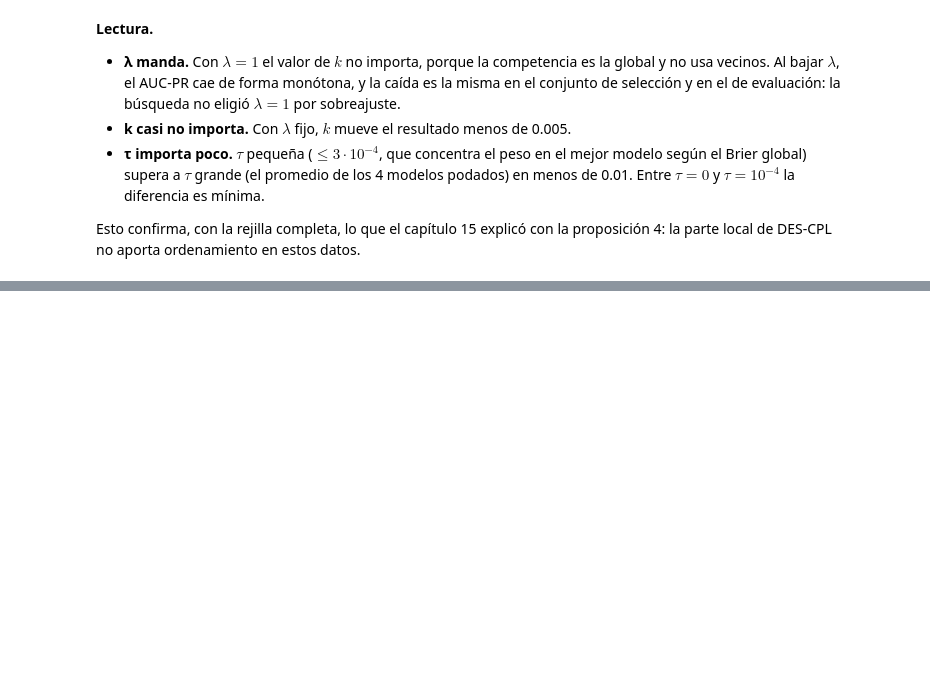
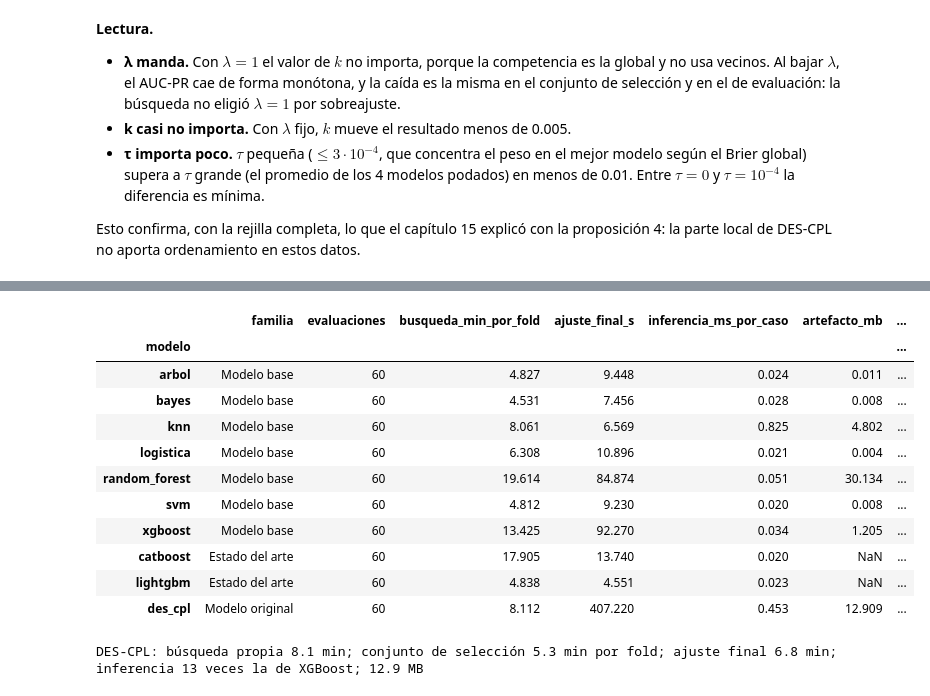
Before and after one commit to joshua2412-a/Diabetes_ProyectoML_202630, a Jupyter notebook: docs/16_Evaluacion_Ampliada.ipynb, the cells around one changed output, grey strips where cells are left out. Drawn from its saved outputs; the diff is of its cells as text; code cells hidden in the pictures; blank space fills up the shorter version.

```diff
--- a/docs/16_Evaluacion_Ampliada.ipynb
+++ b/docs/16_Evaluacion_Ampliada.ipynb
@@ -425,0 +587,22 @@ Esto confirma, con la rejilla completa, lo que el capítulo 15 explicó con la p
+# %%
+presupuesto = pd.read_csv(RESULTADOS / "presupuesto_tiempos.csv").set_index("modelo")
+display(presupuesto.round(3))
+d = presupuesto.loc["des_cpl"]
+print(f"DES-CPL: búsqueda propia {d['busqueda_min_por_fold']:.1f} min; conjunto de selección "
+      f"{d['conjunto_seleccion_min_por_fold']:.1f} min por fold; ajuste final {d['ajuste_final_s'] / 60:.1f} min; "
+      f"inferencia {d['inferencia_ms_por_caso'] / presupuesto.loc['xgboost', 'inferencia_ms_por_caso']:.0f} veces "
+      f"la de XGBoost; {d['artefacto_mb']:.1f} MB")
+# %% [output]
+|  | familia | evaluaciones | busqueda_min_por_fold | ajuste_final_s | inferencia_ms_por_caso | artefacto_mb | ... |
+| modelo |  |  |  |  |  |  | ... |
+| arbol | Modelo base | 60 | 4.827 | 9.448 | 0.024 | 0.011 | ... |
+| bayes | Modelo base | 60 | 4.531 | 7.456 | 0.028 | 0.008 | ... |
+| knn | Modelo base | 60 | 8.061 | 6.569 | 0.825 | 4.802 | ... |
+| logistica | Modelo base | 60 | 6.308 | 10.896 | 0.021 | 0.004 | ... |
+| random_forest | Modelo base | 60 | 19.614 | 84.874 | 0.051 | 30.134 | ... |
+| svm | Modelo base | 60 | 4.812 | 9.230 | 0.020 | 0.008 | ... |
+| xgboost | Modelo base | 60 | 13.425 | 92.270 | 0.034 | 1.205 | ... |
+| catboost | Estado del arte | 60 | 17.905 | 13.740 | 0.020 | NaN | ... |
+| lightgbm | Estado del arte | 60 | 4.838 | 4.551 | 0.023 | NaN | ... |
+| des_cpl | Modelo original | 60 | 8.112 | 407.220 | 0.453 | 12.909 | ... |
+DES-CPL: búsqueda propia 8.1 min; conjunto de selección 5.3 min por fold; ajuste final 6.8 min; inferencia 13 veces la de XGBoost; 12.9 MB
```
Also changed, not shown: parts of 10 cells of this notebook, 3 other files.
